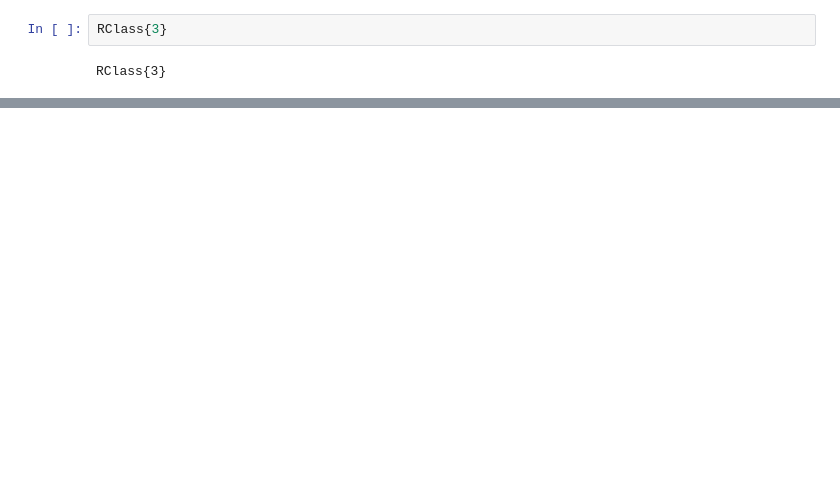
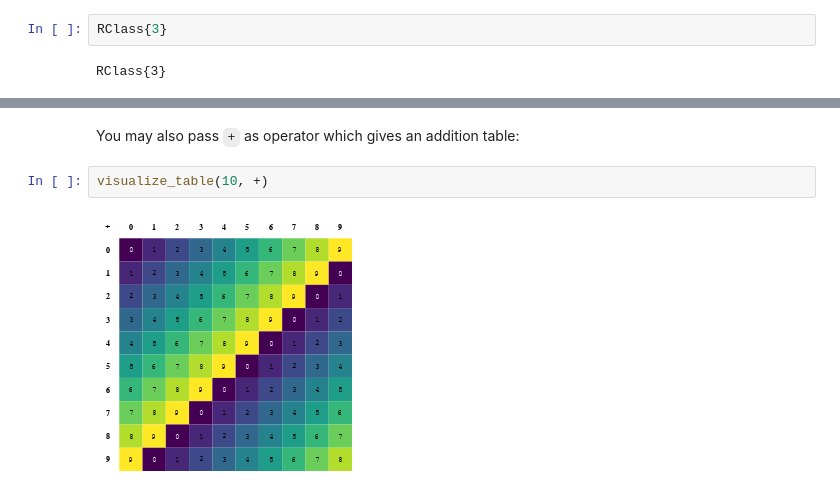
Before and after one commit to internaut/learningjulia, a Jupyter notebook: residueclasses/residueclasses.ipynb, the cells around one changed output, grey strips where cells are left out. Saved outputs shown, nothing was run; the diff lists cells and outputs as text; blank space fills up the shorter version.

```diff
--- a/residueclasses/residueclasses.ipynb
+++ b/residueclasses/residueclasses.ipynb
@@ -30,0 +149,6 @@ visualize_table(8, *)
+# %% [markdown]
+You may also pass `+` as operator which gives an addition table:
+# %%
+visualize_table(10, +)
+# %% [output]
+[figure, added]
```
Also changed, not shown: parts of 40 cells of this notebook.
